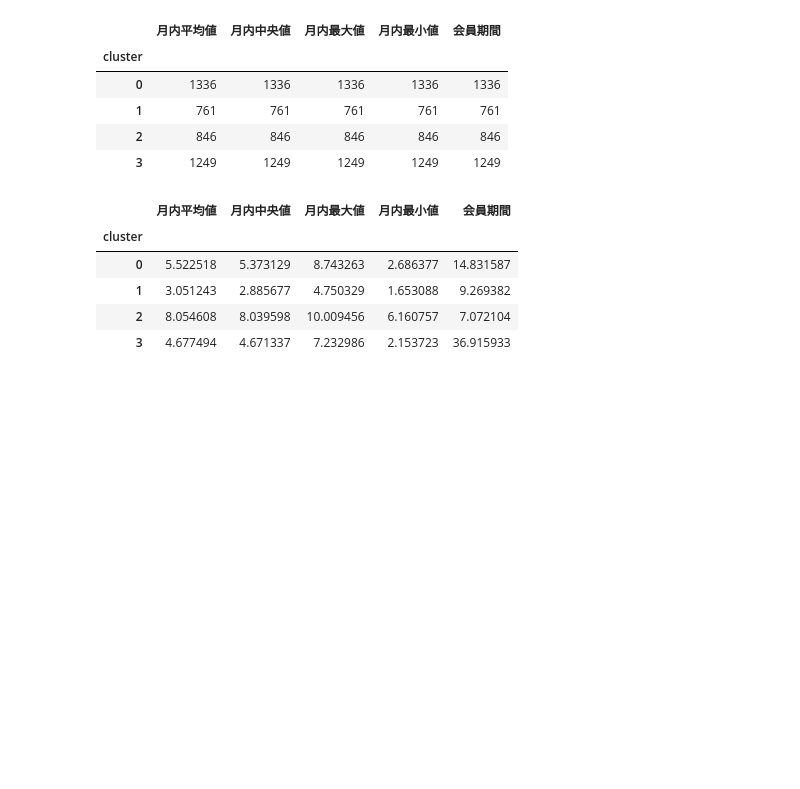
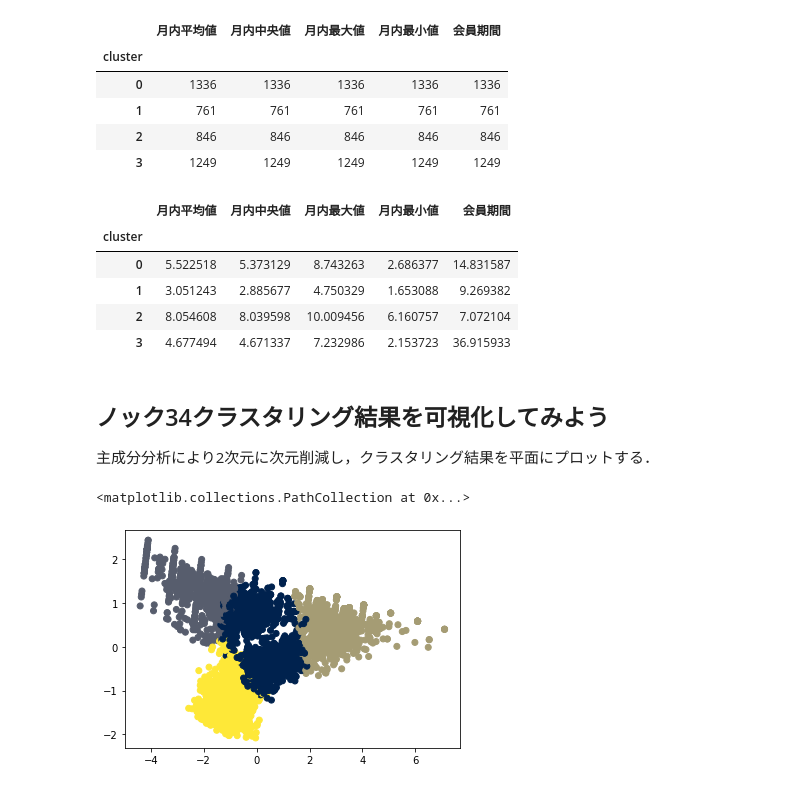
Before and after one commit to color-kurenawi/practical_data_analysis_100, a Jupyter notebook: chapter_04.ipynb, the cells around one changed output. Cells and saved outputs as stored; diff of their text form; code cells hidden in the pictures; blank space fills up the shorter version.

```diff
--- a/chapter_04.ipynb
+++ b/chapter_04.ipynb
@@ -95,3 +95,22 @@ customer_clustering.groupby("cluster").mean()
 | 1 | 3.051243 | 2.885677 | 4.750329 | 1.653088 | 9.269382 |
 | 2 | 8.054608 | 8.039598 | 10.009456 | 6.160757 | 7.072104 |
 | 3 | 4.677494 | 4.671337 | 7.232986 | 2.153723 | 36.915933 |
+# %% [markdown]
+## ノック34クラスタリング結果を可視化してみよう
+主成分分析により2次元に次元削減し，クラスタリング結果を平面にプロットする．
+# %%
+from sklearn.decomposition import PCA
+X = customer_clustering_sc
+pca = PCA(n_components=2)
+pca.fit(X)
+x_pca = pca.transform(X)
+pca_df = pd.DataFrame(x_pca)
+pca_df["cluster"] = customer_clustering["cluster"]
+# %%
+import matplotlib.pyplot as plt
+%matplotlib inline
+# viridisよりcividisの方が好き
+plt.scatter(pca_df.loc[:, 0], pca_df.loc[:, 1], cmap="cividis",  c=pca_df["cluster"])
+# %% [output]
+<matplotlib.collections.PathCollection at 0x...>
+[figure, added]
```
